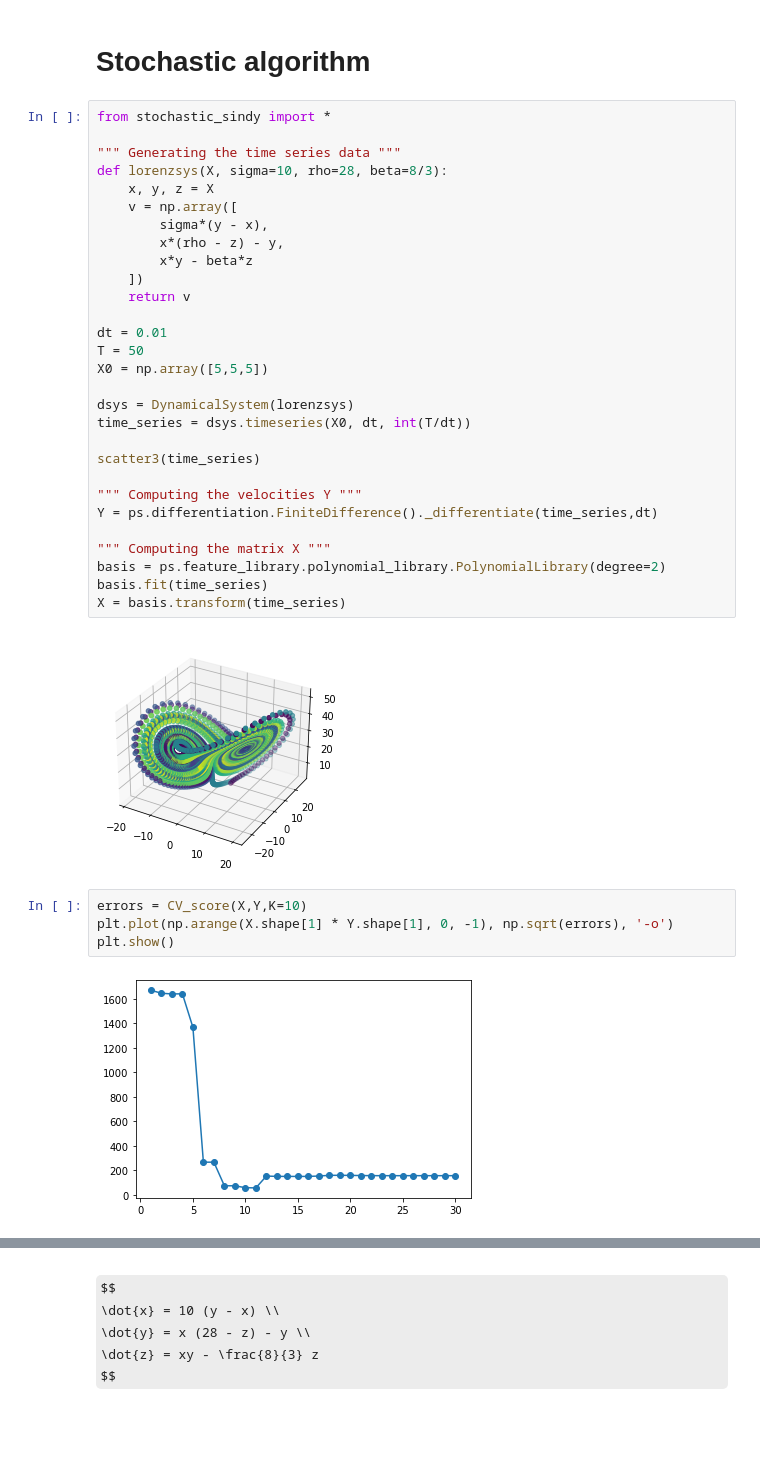
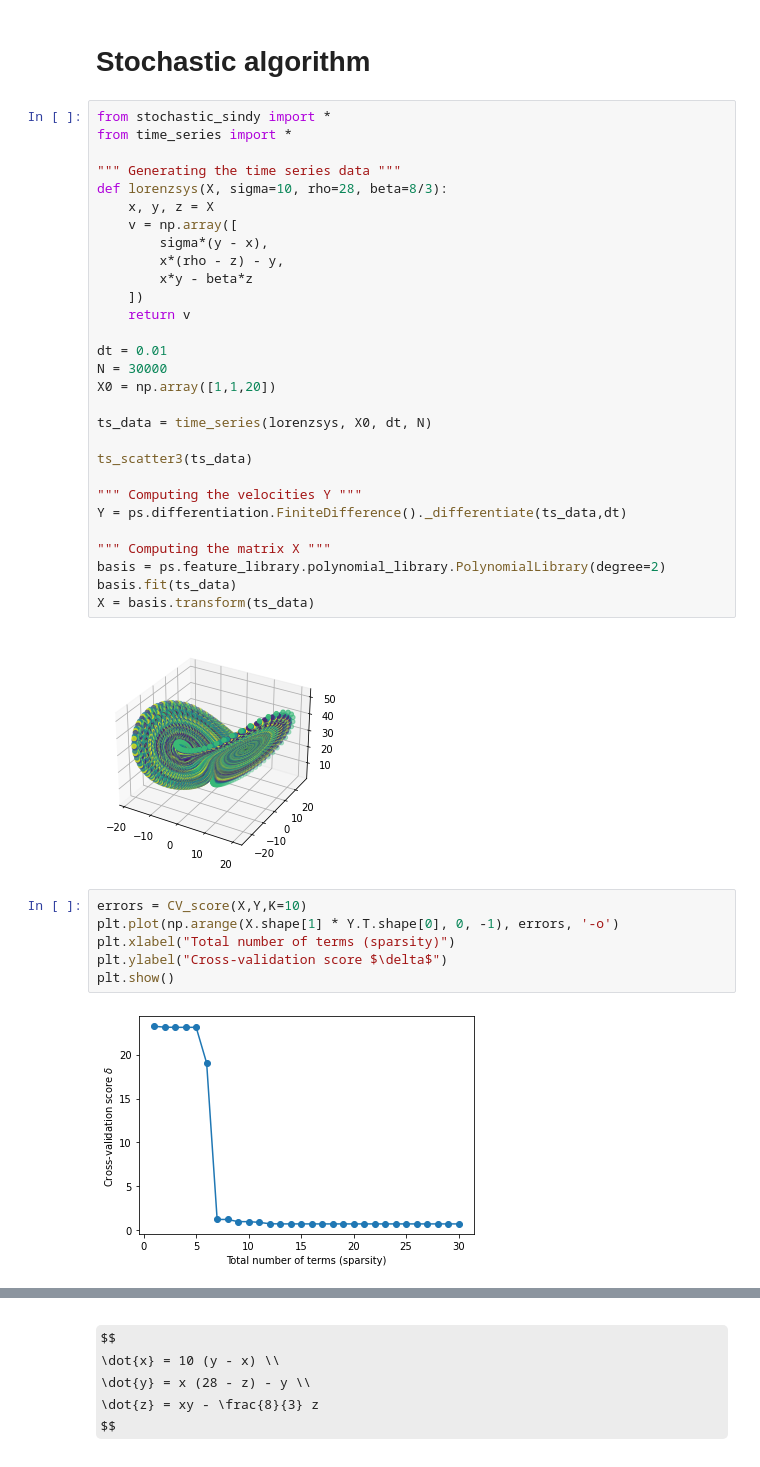
Before and after one commit to tvaivods/stochastic-dynamics-inference, a Jupyter notebook: Generating time series.ipynb, the cells around one changed output, grey strips where cells are left out. Cells and saved outputs as stored; diff of their text form; some formulas as TeX source; blank space fills up the shorter version.

```diff
--- a/Time series generation and SINDy.ipynb
+++ b/Generating time series.ipynb
@@ -211,6 +211,7 @@ z' = -10.855 1 + -2.221 z + 0.997 x y
 # Stochastic algorithm
 # %%
 from stochastic_sindy import *
+from time_series import *
 
 """ Generating the time series data """
 def lorenzsys(X, sigma=10, rho=28, beta=8/3):
@@ -223,29 +224,30 @@ def lorenzsys(X, sigma=10, rho=28, beta=8/3):
     return v
 
 dt = 0.01
-T = 50
-X0 = np.array([5,5,5])
+N = 30000
+X0 = np.array([1,1,20])
 
-dsys = DynamicalSystem(lorenzsys)
-time_series = dsys.timeseries(X0, dt, int(T/dt))
+ts_data = time_series(lorenzsys, X0, dt, N)
 
-scatter3(time_series)
+ts_scatter3(ts_data)
 
 """ Computing the velocities Y """
-Y = ps.differentiation.FiniteDifference()._differentiate(time_series,dt)
+Y = ps.differentiation.FiniteDifference()._differentiate(ts_data,dt)
 
 """ Computing the matrix X """
 basis = ps.feature_library.polynomial_library.PolynomialLibrary(degree=2)
-basis.fit(time_series)
-X = basis.transform(time_series)
+basis.fit(ts_data)
+X = basis.transform(ts_data)
 # %% [output]
-[figure, old version]
+[figure, new version]
 # %%
 errors = CV_score(X,Y,K=10)
-plt.plot(np.arange(X.shape[1] * Y.shape[1], 0, -1), np.sqrt(errors), '-o')
+plt.plot(np.arange(X.shape[1] * Y.T.shape[0], 0, -1), errors, '-o')
+plt.xlabel("Total number of terms (sparsity)")
+plt.ylabel("Cross-validation score $\delta$")
 plt.show()
 # %% [output]
-[figure, old version]
+[figure, new version]
 # %%
 mask = None
 N = X.shape[1] * Y.shape[1]
```
Also changed, not shown: parts of 2 cells of this notebook, 6 other files.
